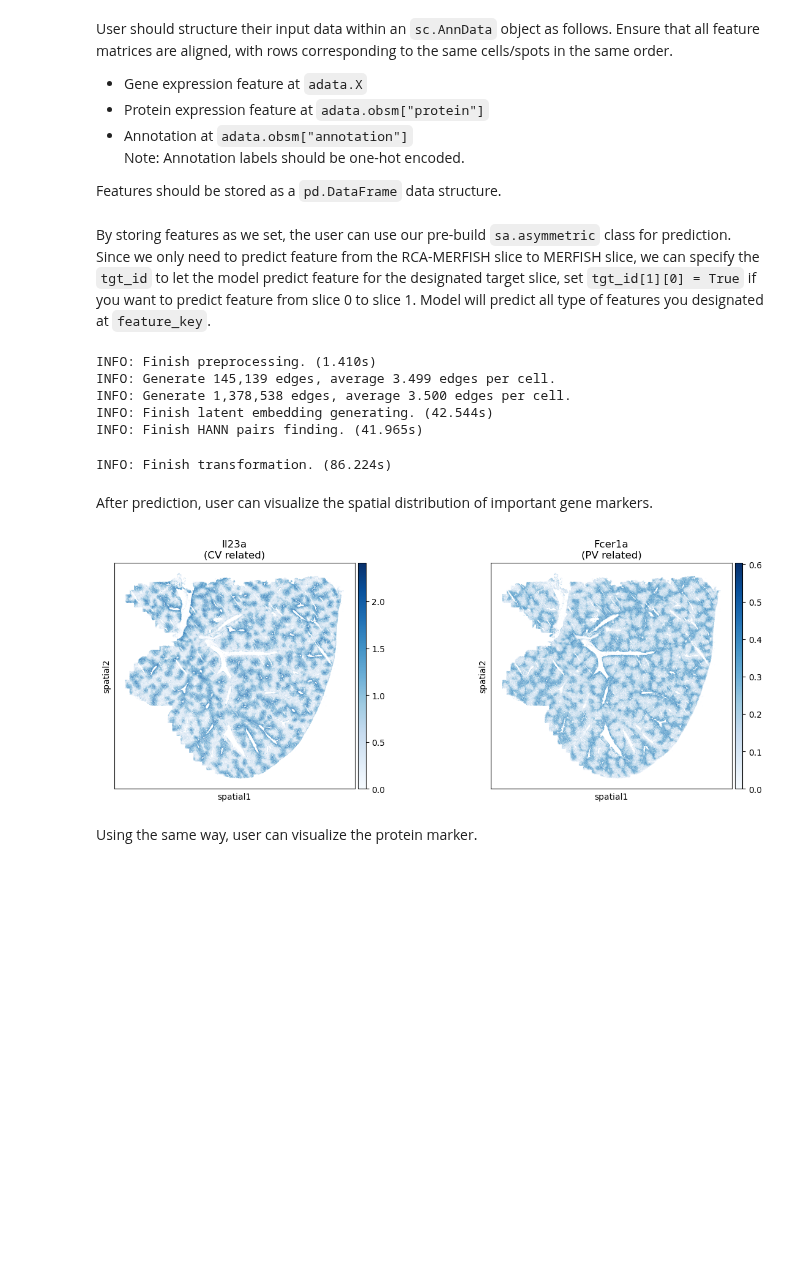
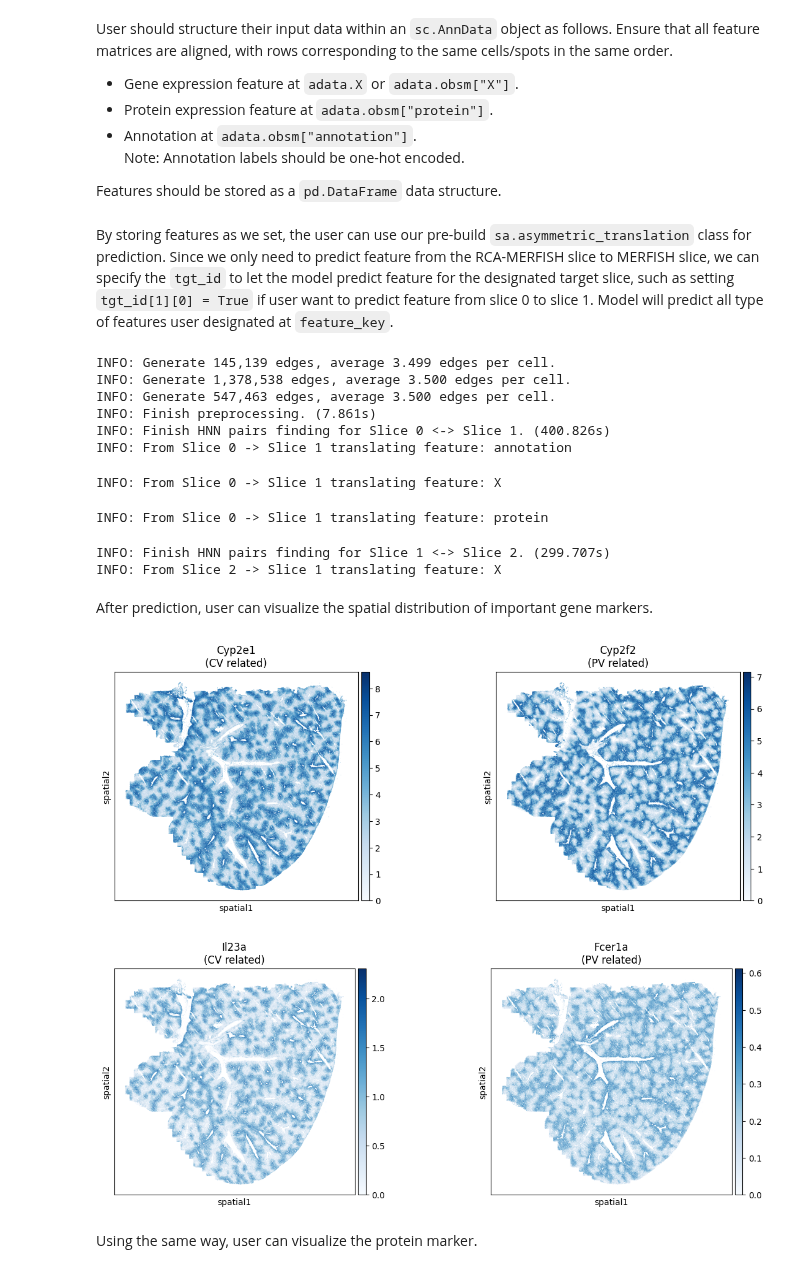
Before and after one commit to hannshu/spaAnchor-docs, a Jupyter notebook: docs/source/asymmetric_translation.ipynb, the cells around one changed output. Saved outputs shown, nothing was run; the diff lists cells and outputs as text; code cells hidden in the pictures; blank space fills up the shorter version.

```diff
--- a/docs/source/asymmetric_translation.ipynb
+++ b/docs/source/asymmetric_translation.ipynb
@@ -26,9 +33,9 @@ sc.pp.scale(adata1, max_value=10)
 # %% [markdown]
 User should structure their input data within an `sc.AnnData` object as follows. Ensure that all feature matrices are aligned, with rows corresponding to the same cells/spots in the same order.
 
-- Gene expression feature at `adata.X`
-- Protein expression feature at `adata.obsm["protein"]`
-- Annotation at `adata.obsm["annotation"]`
+- Gene expression feature at `adata.X` or `adata.obsm["X"]`.
+- Protein expression feature at `adata.obsm["protein"]`.
+- Annotation at `adata.obsm["annotation"]`.
 Note: Annotation labels should be one-hot encoded.
 
 Features should be stored as a `pd.DataFrame` data structure.
@@ -52,29 +65,40 @@ adata0.obsm["annotation"] = pd.DataFrame(onehot_label,
 # %% [markdown]
-By storing features as we set, the user can use our pre-build `sa.asymmetric` class for prediction.
-Since we only need to predict feature from the RCA-MERFISH slice to MERFISH slice, we can specify the `tgt_id` to let the model predict feature for the designated target slice, set `tgt_id[1][0] = True` if you want to predict feature from slice 0 to slice 1.
-Model will predict all type of features you designated at `feature_key`.
+By storing features as we set, the user can use our pre-build `sa.asymmetric_translation` class for prediction.
+Since we only need to predict feature from the RCA-MERFISH slice to MERFISH slice, we can specify the `tgt_id` to let the model predict feature for the designated target slice, such as setting `tgt_id[1][0] = True` if user want to predict feature from slice 0 to slice 1.
+Model will predict all type of features user designated at `feature_key`.
 # %%
-tgt_id = np.zeros((2, 2), dtype=np.bool_)
+tgt_id = np.zeros((3, 3), dtype=np.bool_)
 tgt_id[1][0] = True
+tgt_id[1][2] = True
 
 model = sa.asymmetric_translation(preprocess=False, feature_key=["X", "protein", "annotation"])
-predicted_result = model([adata0.copy(), adata1.copy()], tgt_id)
+predicted_result = model([adata0.copy(), adata1.copy(), adata2.copy()], tgt_id)
 # %% [output]
-INFO: Finish preprocessing. (1.410s)
 INFO: Generate 145,139 edges, average 3.499 edges per cell.
 INFO: Generate 1,378,538 edges, average 3.500 edges per cell.
-INFO: Finish latent embedding generating. (42.544s)
-INFO: Finish HANN pairs finding. (41.965s)
+INFO: Generate 547,463 edges, average 3.500 edges per cell.
+INFO: Finish preprocessing. (7.861s)
+INFO: Finish HNN pairs finding for Slice 0 <-> Slice 1. (400.826s)
+INFO: From Slice 0 -> Slice 1 translating feature: annotation
-INFO: Finish transformation. (86.224s)
+INFO: From Slice 0 -> Slice 1 translating feature: X
+INFO: From Slice 0 -> Slice 1 translating feature: protein
+INFO: Finish HNN pairs finding for Slice 1 <-> Slice 2. (299.707s)
+INFO: From Slice 2 -> Slice 1 translating feature: X
 # %% [markdown]
 After prediction, user can visualize the spatial distribution of important gene markers.
+# %%
+adata1.obs_names += "-1"
+result_adata = adata1[predicted_result[1]["X_from_2"].index]
+result_adata.obs[["pred_Cyp2e1", "pred_Cyp2f2"]] = predicted_result[1]["X_from_2"][["Cyp2e1", "Cyp2f2"]]
+sc.pl.spatial(result_adata, color=["pred_Cyp2e1", "pred_Cyp2f2"], title=["Cyp2e1\n(CV related)", "Cyp2f2\n(PV related)"], cmap="Blues", spot_size=20)
+# %% [output]
+[figure, added]
 # %%
-adata1.obs_names += "-1"
-result_adata1 = adata1[predicted_result[1]["X"].index]
-result_adata1.obs[["pred_il23a", "pred_fcer1a"]] = predicted_result[1]["X"][["Il23a", "Fcer1a"]]
-sc.pl.spatial(result_adata1, color=["pred_il23a", "pred_fcer1a"], title=["Il23a\n(CV related)", "Fcer1a\n(PV related)"], cmap="Blues", spot_size=20)
+result_adata = adata1[predicted_result[1]["X_from_0"].index]
+result_adata.obs[["pred_Il23a", "pred_Fcer1a"]] = predicted_result[1]["X_from_0"][["Il23a", "Fcer1a"]]
+sc.pl.spatial(result_adata, color=["pred_Il23a", "pred_Fcer1a"], title=["Il23a\n(CV related)", "Fcer1a\n(PV related)"], vmin=0, cmap="Blues", spot_size=20)
 # %% [output]
-[figure, old version]
+[figure, new version]
 # %% [markdown]
 Using the same way, user can visualize the protein marker.
 # %%
```
Also changed, not shown: parts of 5 cells of this notebook, 14 other files.
